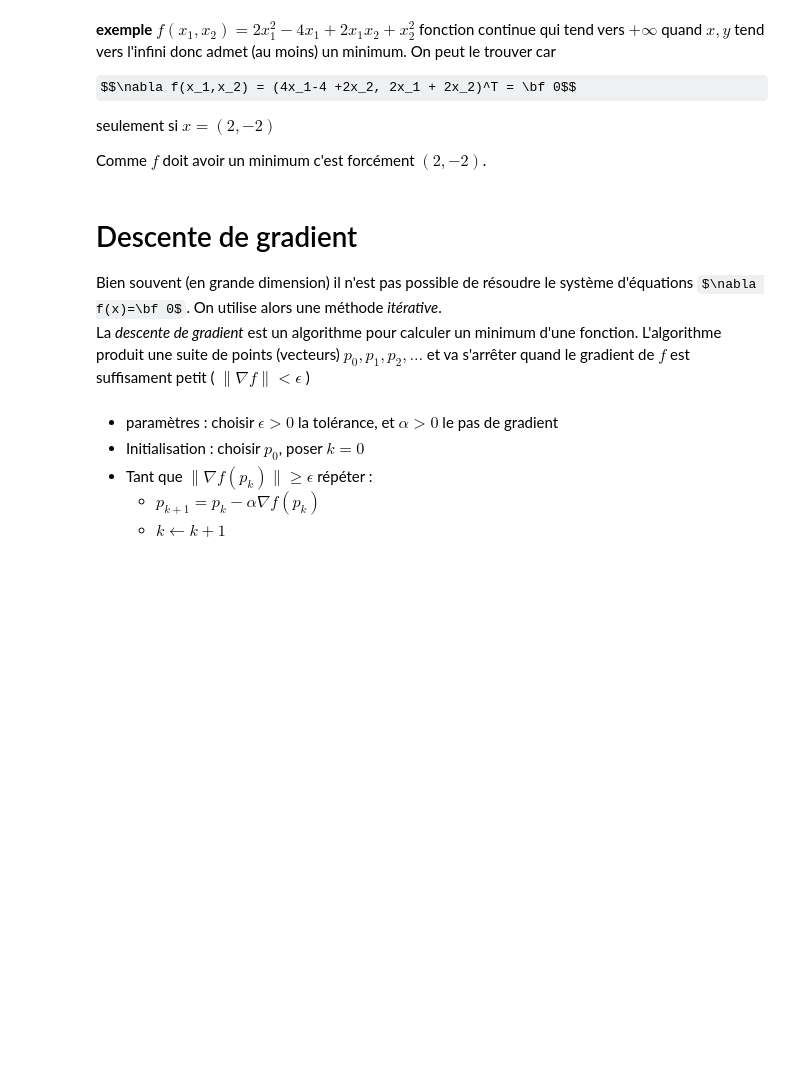
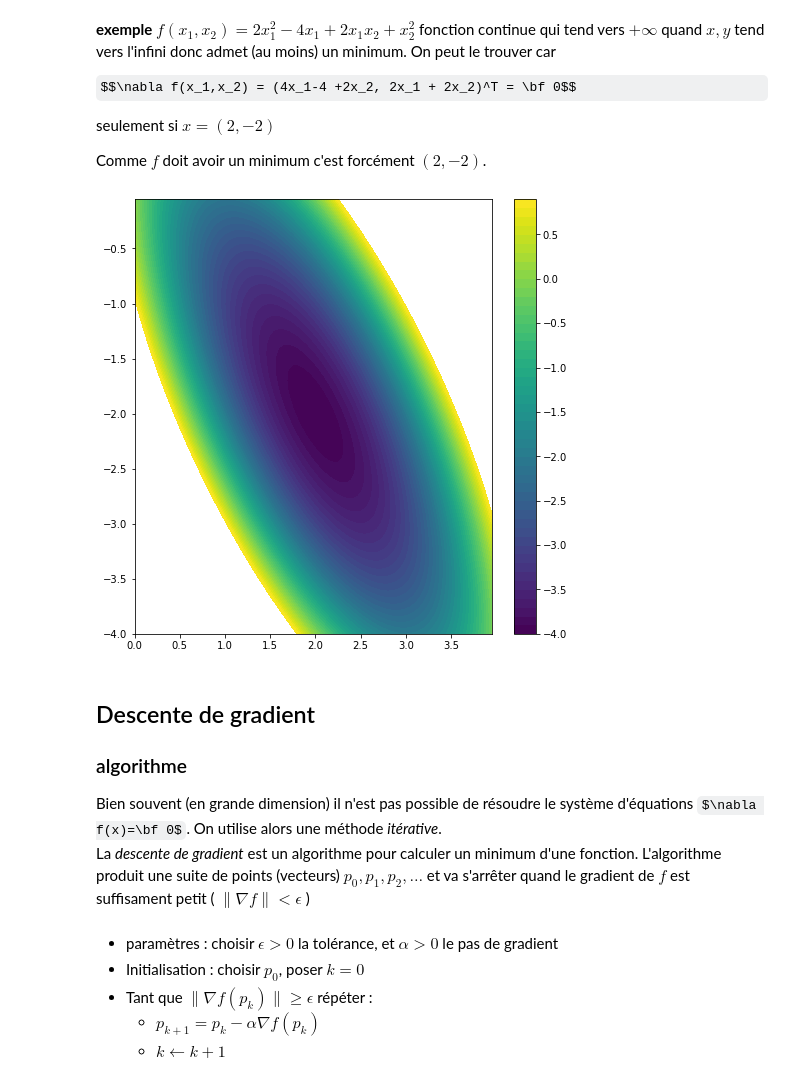
Before and after one commit to DrAlgo/apprentissage_m2_amis, a Jupyter notebook: jupyter/3_rappels_calcul_differentiel.ipynb, the cells around one changed output. Cells and saved outputs as stored; diff of their text form; code cells hidden in the pictures; some formulas as TeX source; blank space fills up the shorter version.

```diff
--- a/jupyter/3_rappels_calcul_differentiel.ipynb
+++ b/jupyter/3_rappels_calcul_differentiel.ipynb
@@ -205,9 +205,23 @@ $$\nabla f(x_1,x_2) = (4x_1-4 +2x_2, 2x_1 + 2x_2)^T = \bf 0$$
 seulement si $x = (2,-2) $
 
 Comme $f$ doit avoir un minimum c'est forcément $(2,-2)$.
+# %%
+import numpy as np
+a1 = np.arange(0,4,0.05)
+b1 = np.arange(-4,0,0.05)
+A, B = np.meshgrid(a1,b1)
+# %%
+import matplotlib.pyplot as plt
+f = lambda x1,x2: 2*x1**2 - 4*x1 +2*x1*x2 + x2**2
+Z = f(A,B) ; levels = [-4+i*0.1 for i in range(50)]
+plt.figure(figsize=(8,8))
+cp = plt.contourf(A, B, Z, levels)
+plt.colorbar(cp) ; plt.show()
+# %% [output]
+[figure, added]
 # %% [markdown]
-# Descente de gradient
-
+## Descente de gradient
+### algorithme
 Bien souvent (en grande dimension) il n'est pas possible de résoudre le système d'équations $\nabla f(x)=\bf 0$.
 On utilise alors une méthode *itérative*.
 La *descente de gradient* est un algorithme pour calculer un minimum d'une fonction.
```
Also changed, not shown: parts of 16 cells of this notebook, 3 other files.
